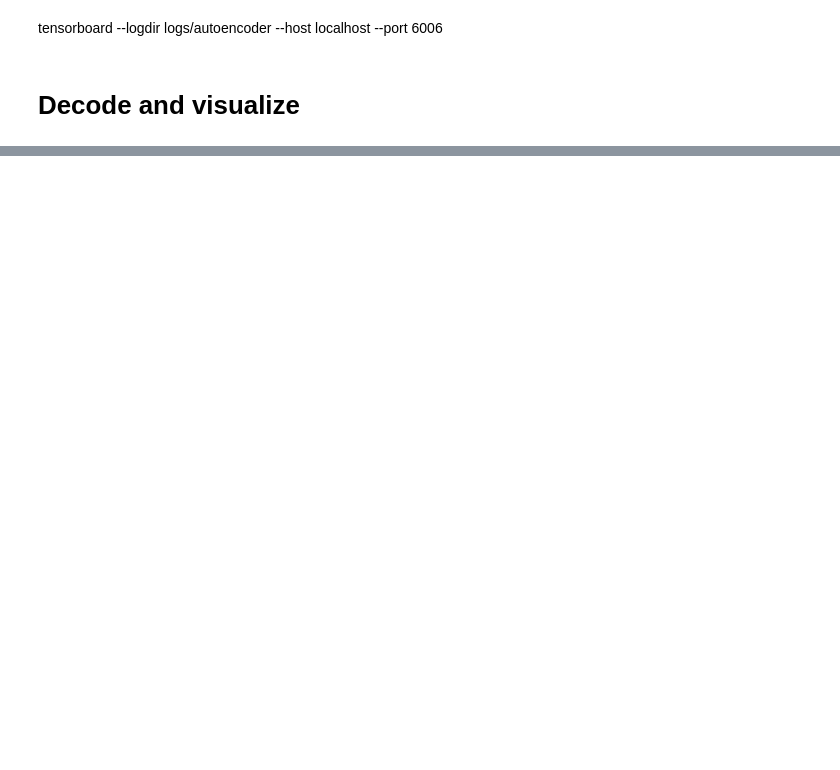
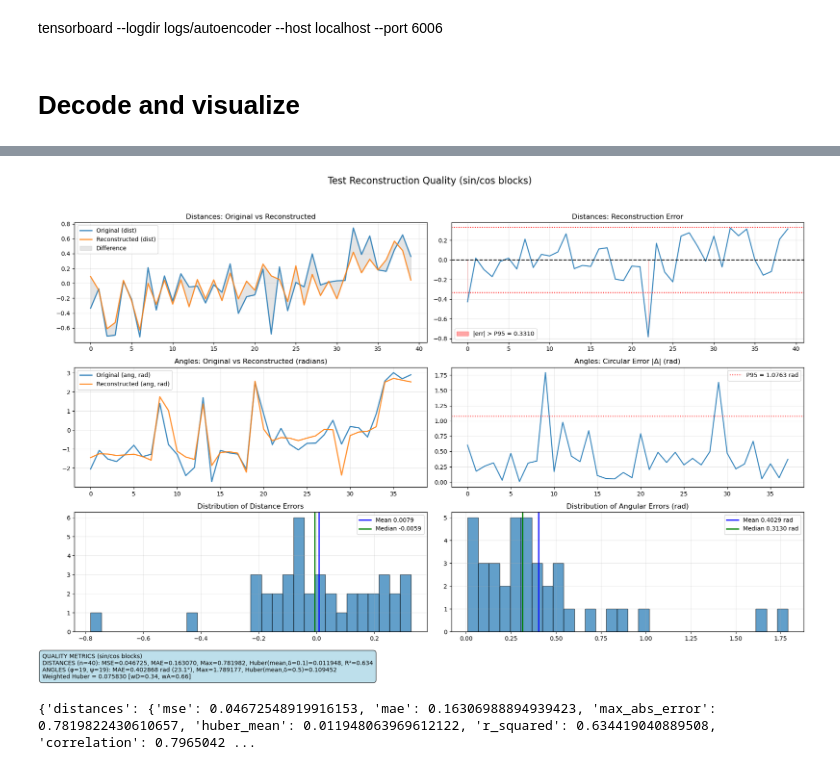
Before and after one commit to tedeschg/ASMSA, a Jupyter notebook: mydev/asmsa_vae.ipynb, the cells around one changed output, grey strips where cells are left out. Cells and saved outputs as stored; diff of their text form; code cells hidden in the pictures; blank space fills up the shorter version.

```diff
--- a/mydev/asmsa_vae.ipynb
+++ b/mydev/asmsa_vae.ipynb
@@ -375,0 +228,4 @@ NGLWidget()
+# %%
+s = dec.predict(sample)
+orig = sample_x.numpy()
+recon = s[0]
@@ -375,0 +234,16 @@ NGLWidget()
+# %%
+n_phi = 0 if feat['raw_angles']['phi'] is None else feat['raw_angles']['phi'].shape[1]
+n_psi = 0 if feat['raw_angles']['psi'] is None else feat['raw_angles']['psi'].shape[1]
+
+fig, metrics = analyze_reconstruction_with_sincos_blocks(
+    orig, recon,
+    nD=nD, n_phi=n_phi, n_psi=n_psi,
+    deltaD=0.1, deltaA=0.5,
+    title_prefix="Test "
+)
+
+plt.show()
+print(metrics)
+# %% [output]
+[figure, added]
+{'distances': {'mse': 0.04672548919916153, 'mae': 0.16306988894939423, 'max_abs_error': 0.7819822430610657, 'huber_mean': 0.011948063969612122, 'r_squared': 0.634419040889508, 'correlation': 0.7965042 ...
```
Also changed, not shown: parts of 22 cells of this notebook, 5 other files.
